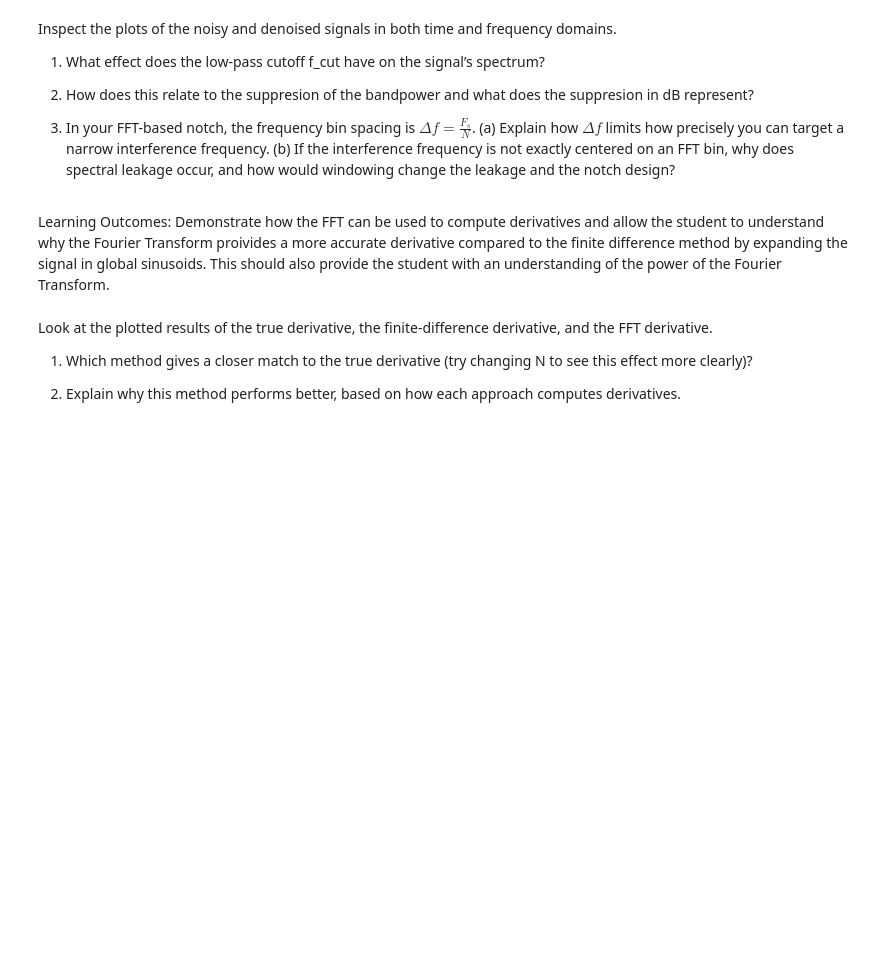
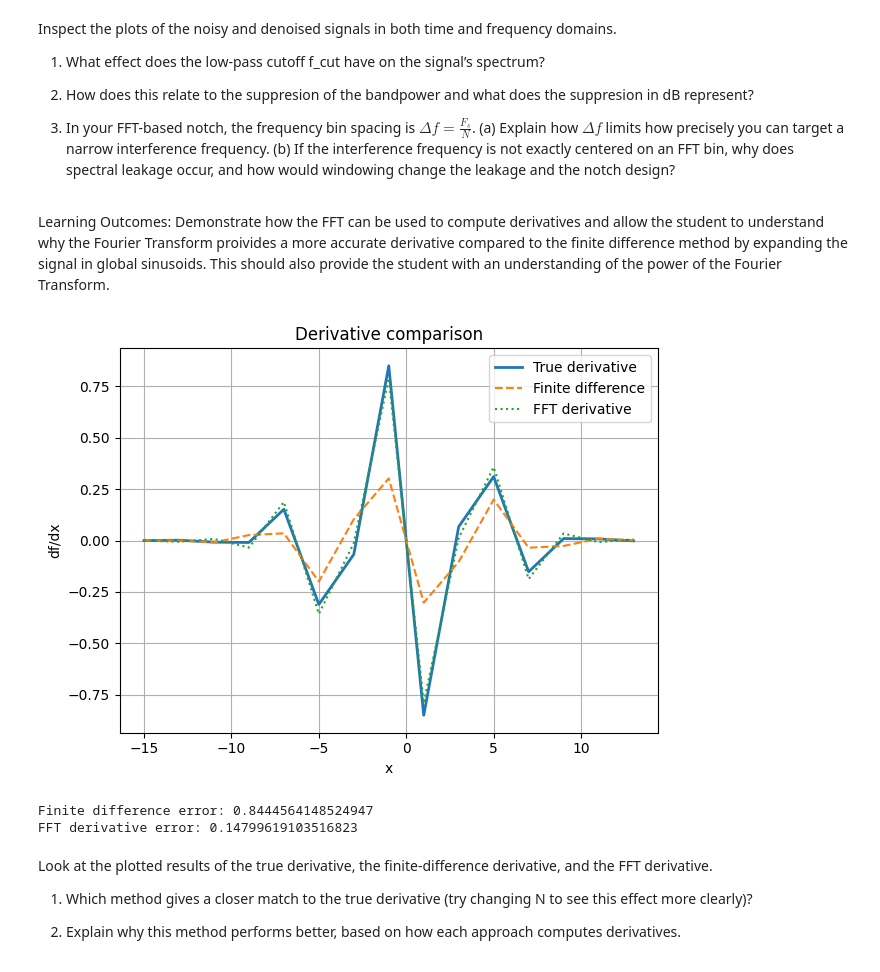
Before and after one commit to JoshClaassen02/DigitalSignalProcessing, a Jupyter notebook: Lab1/lab1_boilercode.ipynb, the cells around one changed output. Cells and saved outputs as stored; diff of their text form; code cells hidden in the pictures; blank space fills up the shorter version.

```diff
--- a/Lab1/lab1_boilercode.ipynb
+++ b/Lab1/lab1_boilercode.ipynb
@@ -356,26 +366,60 @@ Learning Outcomes: Demonstrate how the FFT can be used to compute derivatives an
 # %%
 
 n = 15      # number of grid points
 L = 30         # domain length
 dx = L / n     # grid spacing
 x = np.linspace(-L/2, L/2 - dx, n)  # uniform grid
 
 #Function and true derivative
 f = np.cos(x) * np.exp(-x**2 / 25)
 df_true = ( -np.sin(x) * np.exp(-x**2 / 25) + ( -2*x/25 ) * np.cos(x) * np.exp(-x**2 / 25) )
 
 # TODO: implement finite difference method for computing a derivative
 #Finite difference derivative
+df_fd = np.zeros_like(f)
+
+for i in range(1, n-1):
+    df_fd[i] = (f[i+1]-f[i-1]) / (2*dx)
+
+df_fd[0] = (f[1]-f[0]) / dx
+df_fd[-1] = (f[-1]-f[-2]) / dx
 
 
 # TODO: Compute the derivative using fft
 # FFT derivative
+F = np.fft.fft(f)
+k = np.fft.fftfreq(n,d=dx)*2*np.pi
+
+F_deriv = (1j*k)*F
 
 # TODO: Inverse fourier transform to return this back into physical space
+df_fft = np.fft.ifft(F_deriv).real
 
 # TODO: Plot results
+plt.figure()
 
-# TODO: Plot error metrics
+plt.plot(x, df_true, label="True derivative", linewidth=2)
+plt.plot(x, df_fd, "--", label="Finite difference")
+plt.plot(x, df_fft, ":", label="FFT derivative")
+
+plt.xlabel("x")
+plt.ylabel("df/dx")
+plt.title("Derivative comparison")
+plt.grid()
+plt.legend()
+plt.tight_layout()
+plt.show()
+
+# TODO: error metrics
+fd_error = np.linalg.norm(df_fd-df_true)
+fft_error = np.linalg.norm(df_fft-df_true)
+
+print("Finite difference error:", fd_error)
+print("FFT derivative error:", fft_error)
+# %% [output]
+[figure, added]
+Finite difference error: 0.8444564148524947
+FFT derivative error: 0.14799619103516823
 # %% [markdown]
 Look at the plotted results of the true derivative, the finite-difference derivative, and the FFT derivative.
 
```
Also changed, not shown: parts of 1 cell of this notebook.
